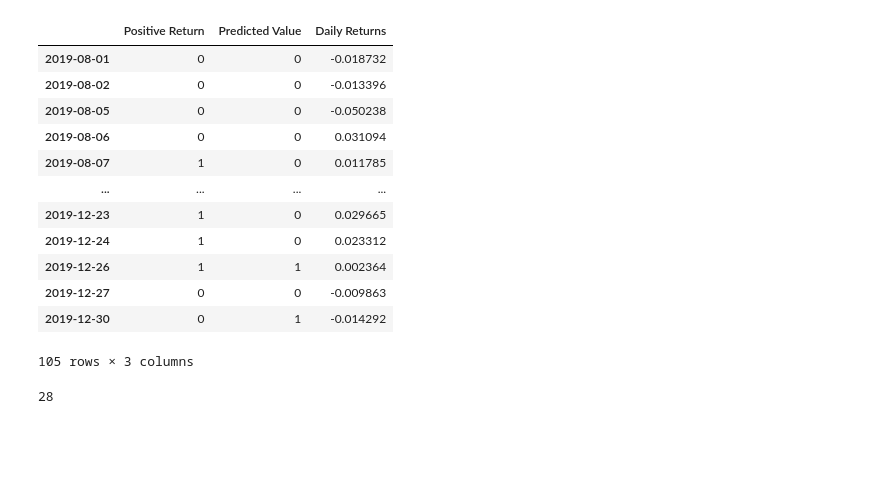
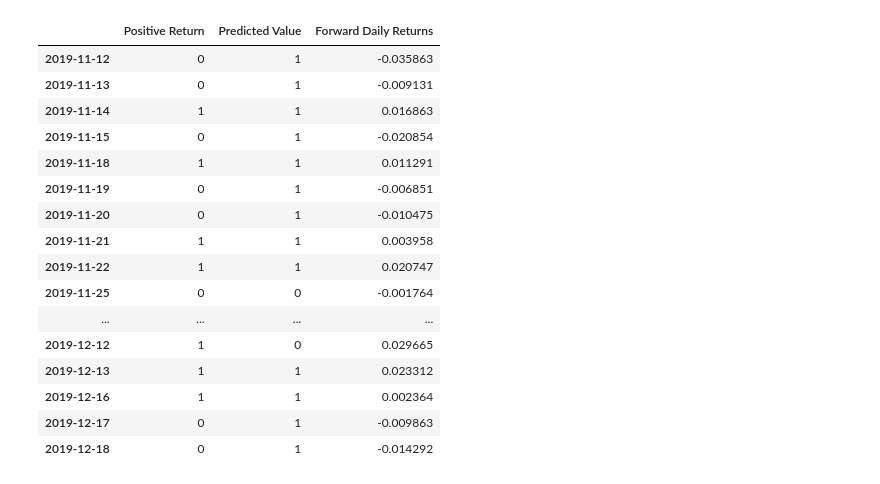
Before and after one commit to austingavent/project_2, a Jupyter notebook: random_forest.ipynb, the cells around one changed output. Drawn from its saved outputs; the diff is of its cells as text; code cells hidden in the pictures; blank space fills up the shorter version.

```diff
--- a/random_forest.ipynb
+++ b/random_forest.ipynb
@@ -34,9 +38,8 @@ amd_df.head()
 trading_signals_df = pd.DataFrame()
 # %%
-#create features only dataframe by shifting feature signal by user defined target
-threshold = .01
-shift = 1
-x_var_list = ['bollinger_signal', 'rvol signal']
+#create features only dataframe by shifting feature signal, select features as x_var_list (for selling OTM puts, bollinger = bollinger short)
+
+x_var_list = ['bollinger_short', 'rvol signal', 'Option rVol signal']
 
 trading_signals_df[x_var_list] = amd_df[x_var_list].shift(1)
 
@@ -52,8 +55,11 @@ trading_signals_df.head()
 # %%
-#add dependent variable for targeting at least 1% positive return
-trading_signals_df['Positive Return'] = np.where(amd_df['daily returns'].shift(shift) >= threshold, 1, 0)
+#add dependent variable for targeting a positive return, shift forward looking window by user defined amount
+shift = 7
+threshold = 0
+trading_signals_df['Positive Return'] = np.where(amd_df['daily returns'].shift(-shift)> threshold, 1, 0)
 # %%
-#drop Na
+#drop Na and reduce df by shift amount
 trading_signals_df = trading_signals_df.dropna()
-trading_signals_df
+trading_signals_df = trading_signals_df[:-shift]
+trading_signals_df.tail()
 # %% [output]
@@ -101,3 +72,12 @@ y_test = trading_signals_df['Positive Return'][testing_start:testing_end]
+# %%
+# Manually splitting the data
+split = int(0.7 * len(trading_signals_df))
+
+X_train = trading_signals_df.iloc[: split, :-1]
+X_test = trading_signals_df.iloc[split:, :-1]
+
+y_train = trading_signals_df['Positive Return'][:split]
+y_test = trading_signals_df['Positive Return'][split:]
 # %%
 #Train Random Forest Model
 # Fit a SKLearn linear regression using just the training set (X_train, Y_train):
@@ -109,24 +89,24 @@ predictions = model.predict(X_test)
 # %%
 # Assemble actual y data (Y_test) with predicted y data (from just above) into two columns in a dataframe:
 Results = y_test.to_frame()
 Results["Predicted Value"] = predictions
-Results['Daily Returns'] = amd_df['daily returns']
+Results['Forward Daily Returns'] = amd_df['daily returns'].shift(-shift)
 Results
 # %% [output]
-|  | Positive Return | Predicted Value | Daily Returns |
-| 2019-08-01 | 0 | 0 | -0.018732 |
-| 2019-08-02 | 0 | 0 | -0.013396 |
-| 2019-08-05 | 0 | 0 | -0.050238 |
-| 2019-08-06 | 0 | 0 | 0.031094 |
-| 2019-08-07 | 1 | 0 | 0.011785 |
+|  | Positive Return | Predicted Value | Forward Daily Returns |
+| 2019-11-12 | 0 | 1 | -0.035863 |
+| 2019-11-13 | 0 | 1 | -0.009131 |
+| 2019-11-14 | 1 | 1 | 0.016863 |
+| 2019-11-15 | 0 | 1 | -0.020854 |
+| 2019-11-18 | 1 | 1 | 0.011291 |
+| 2019-11-19 | 0 | 1 | -0.006851 |
+| 2019-11-20 | 0 | 1 | -0.010475 |
+| 2019-11-21 | 1 | 1 | 0.003958 |
+| 2019-11-22 | 1 | 1 | 0.020747 |
+| 2019-11-25 | 0 | 0 | -0.001764 |
 | ... | ... | ... | ... |
-| 2019-12-23 | 1 | 0 | 0.029665 |
-| 2019-12-24 | 1 | 0 | 0.023312 |
-| 2019-12-26 | 1 | 1 | 0.002364 |
-| 2019-12-27 | 0 | 0 | -0.009863 |
-| 2019-12-30 | 0 | 1 | -0.014292 |
+| 2019-12-12 | 1 | 0 | 0.029665 |
+| 2019-12-13 | 1 | 1 | 0.023312 |
+| 2019-12-16 | 1 | 1 | 0.002364 |
+| 2019-12-17 | 0 | 1 | -0.009863 |
+| 2019-12-18 | 0 | 1 | -0.014292 |
-105 rows × 3 columns
-# %%
-Results['Predicted Value'].sum()
-# %% [output]
-28
```
Also changed, not shown: parts of 12 cells of this notebook, 2 other files.
